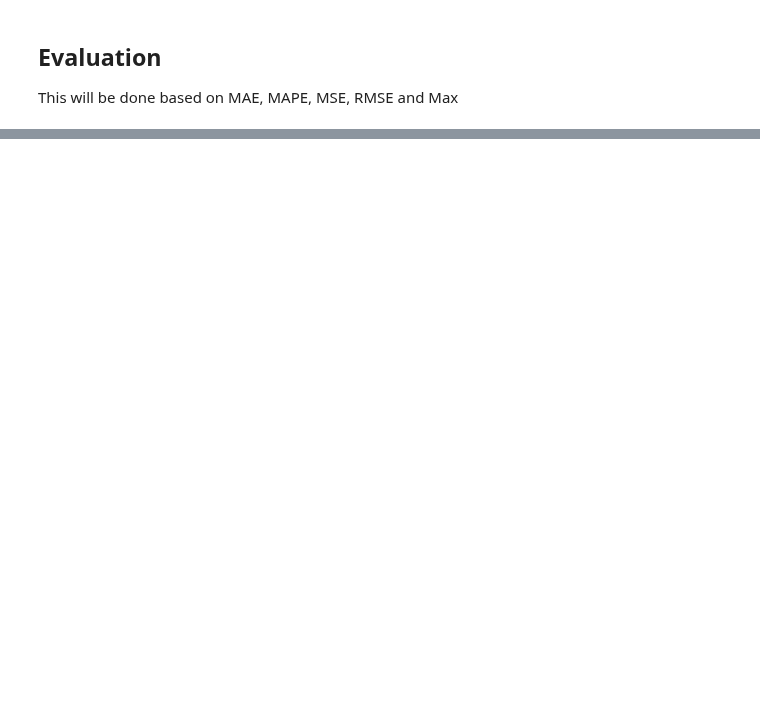
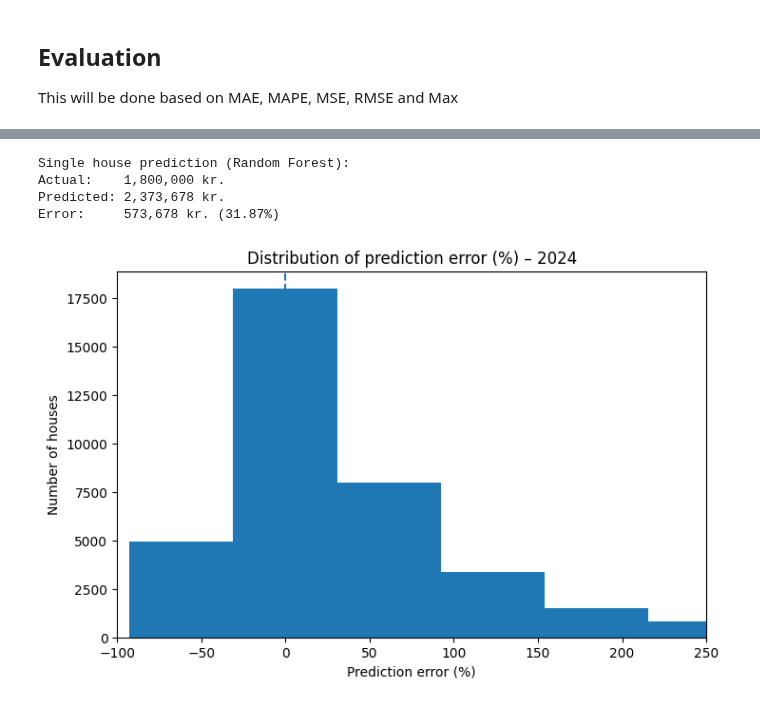
Before and after one commit to BPMRohde/AML, a Jupyter notebook: linear_regression.ipynb, the cells around one changed output, grey strips where cells are left out. Cells and saved outputs as stored; diff of their text form; code cells hidden in the pictures; blank space fills up the shorter version.

```diff
--- a/linear_regression.ipynb
+++ b/linear_regression.ipynb
@@ -391,0 +394,18 @@ results
+# %%
+# Random Forest – detailed error analysis
+
+rf_results = pd.DataFrame({
+    "actual_price": y_test.values,
+    "predicted_price": rf_y_pred
+})
+
+rf_results["abs_error"] = (
+    rf_results["predicted_price"] - rf_results["actual_price"]
+).abs()
+
+rf_results["pct_error"] = (
+    (rf_results["predicted_price"] - rf_results["actual_price"])
+    / rf_results["actual_price"]
+) * 100
+
+rf_results["abs_pct_error"] = rf_results["pct_error"].abs()
@@ -391,0 +442,28 @@ results
+# %%
+case_idx = X_test.sample(1).index[0]
+
+X_case = X_test.loc[[case_idx]]
+actual = y_test.loc[case_idx]
+pred   = rf.predict(X_case)[0]
+
+print("\nSingle house prediction (Random Forest):")
+print(f"Actual:    {actual:,.0f} kr.")
+print(f"Predicted: {pred:,.0f} kr.")
+print(f"Error:     {pred-actual:,.0f} kr. ({(pred-actual)/actual*100:.2f}%)")
+# %% [output]
+Single house prediction (Random Forest):
+Actual:    1,800,000 kr.
+Predicted: 2,373,678 kr.
+Error:     573,678 kr. (31.87%)
+# %%
+plt.figure(figsize=(8,5))
+plt.hist(rf_results["pct_error"], bins=50)
+
+plt.axvline(0, linestyle="--")
+plt.xlim(-100, 250)
+plt.xlabel("Prediction error (%)")
+plt.ylabel("Number of houses")
+plt.title("Distribution of prediction error (%) – 2024")
+plt.show()
+# %% [output]
+[figure, added]
```
Also changed, not shown: parts of 9 cells of this notebook, 1 other file.
